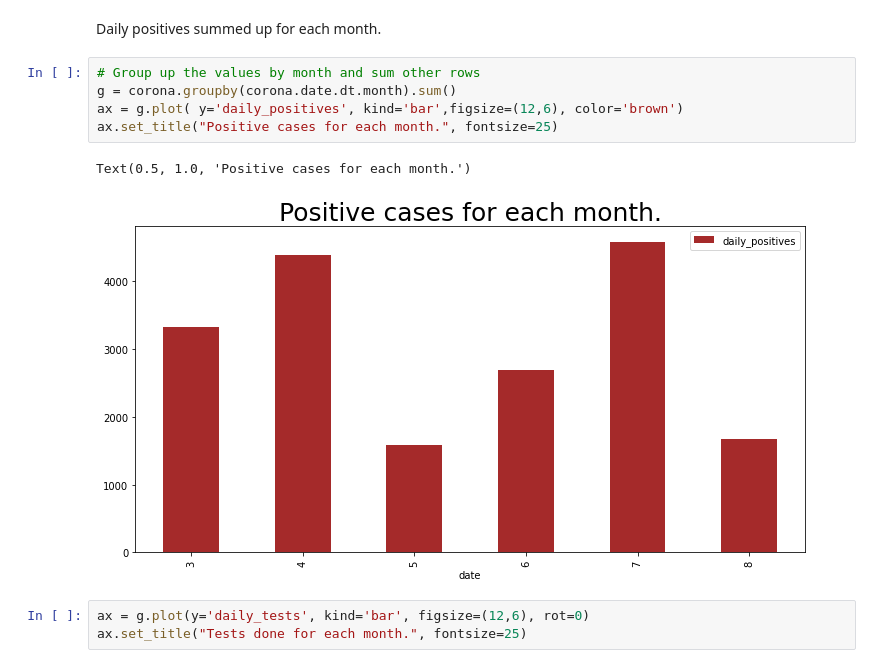
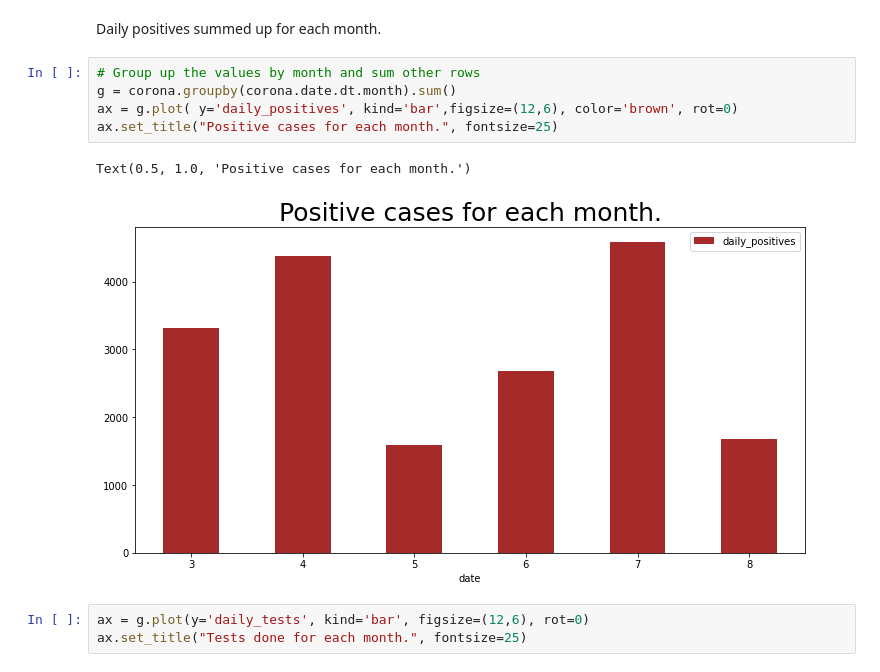
Before and after one commit to Gregofi/corona-czechia, a Jupyter notebook: corona.ipynb, the cells around one changed output. Saved outputs shown, nothing was run; the diff lists cells and outputs as text.

Commit message:
Improved the bar graphs

```diff
--- a/corona.ipynb
+++ b/corona.ipynb
@@ -168,11 +168,11 @@ Daily positives summed up for each month.
 # %%
 # Group up the values by month and sum other rows
 g = corona.groupby(corona.date.dt.month).sum()
-ax = g.plot( y='daily_positives', kind='bar',figsize=(12,6), color='brown')
+ax = g.plot( y='daily_positives', kind='bar',figsize=(12,6), color='brown', rot=0)
 ax.set_title("Positive cases for each month.", fontsize=25)
 # %% [output]
 Text(0.5, 1.0, 'Positive cases for each month.')
-[figure, old version]
+[figure, new version]
 # %%
 ax = g.plot(y='daily_tests', kind='bar', figsize=(12,6), rot=0)
 ax.set_title("Tests done for each month.", fontsize=25)
```
Also changed, not shown: parts of 3 cells of this notebook.
